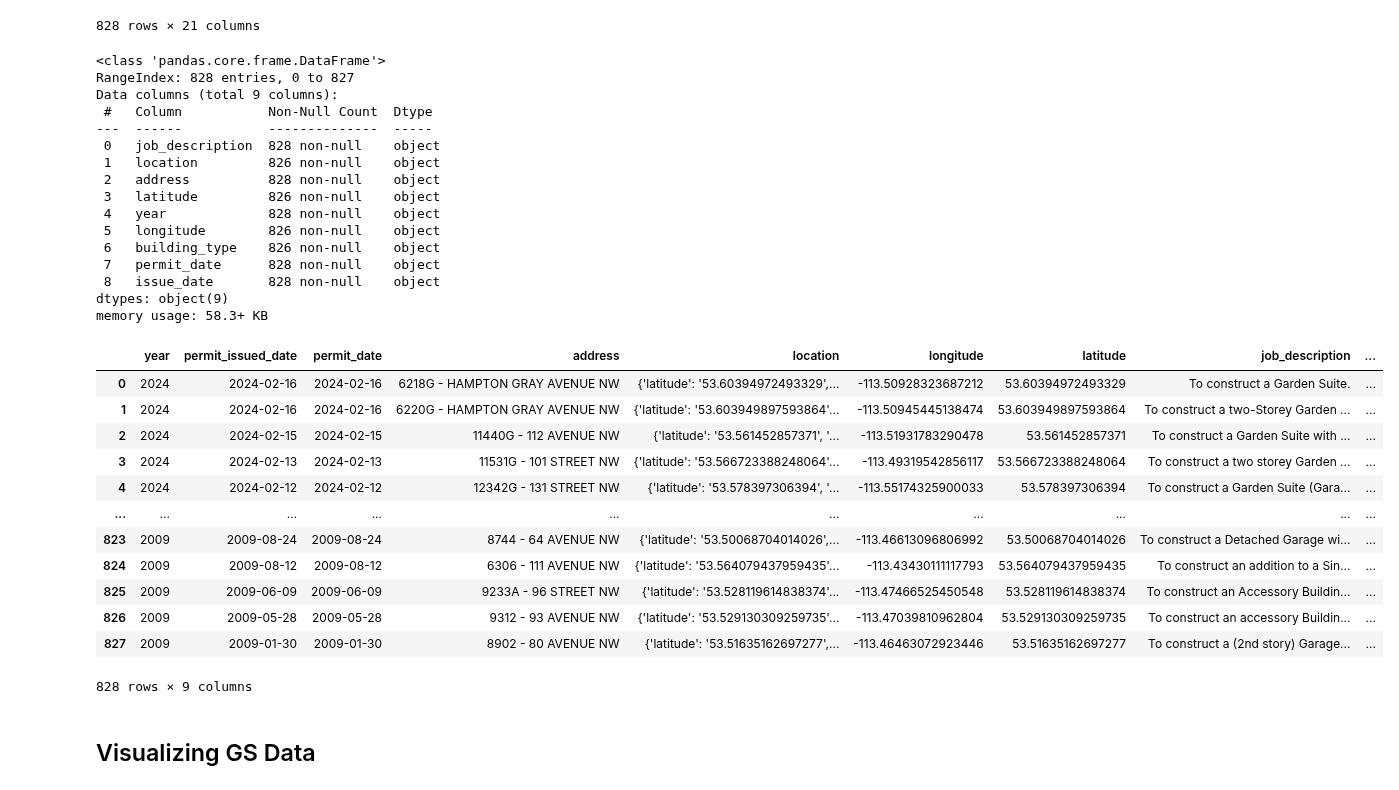
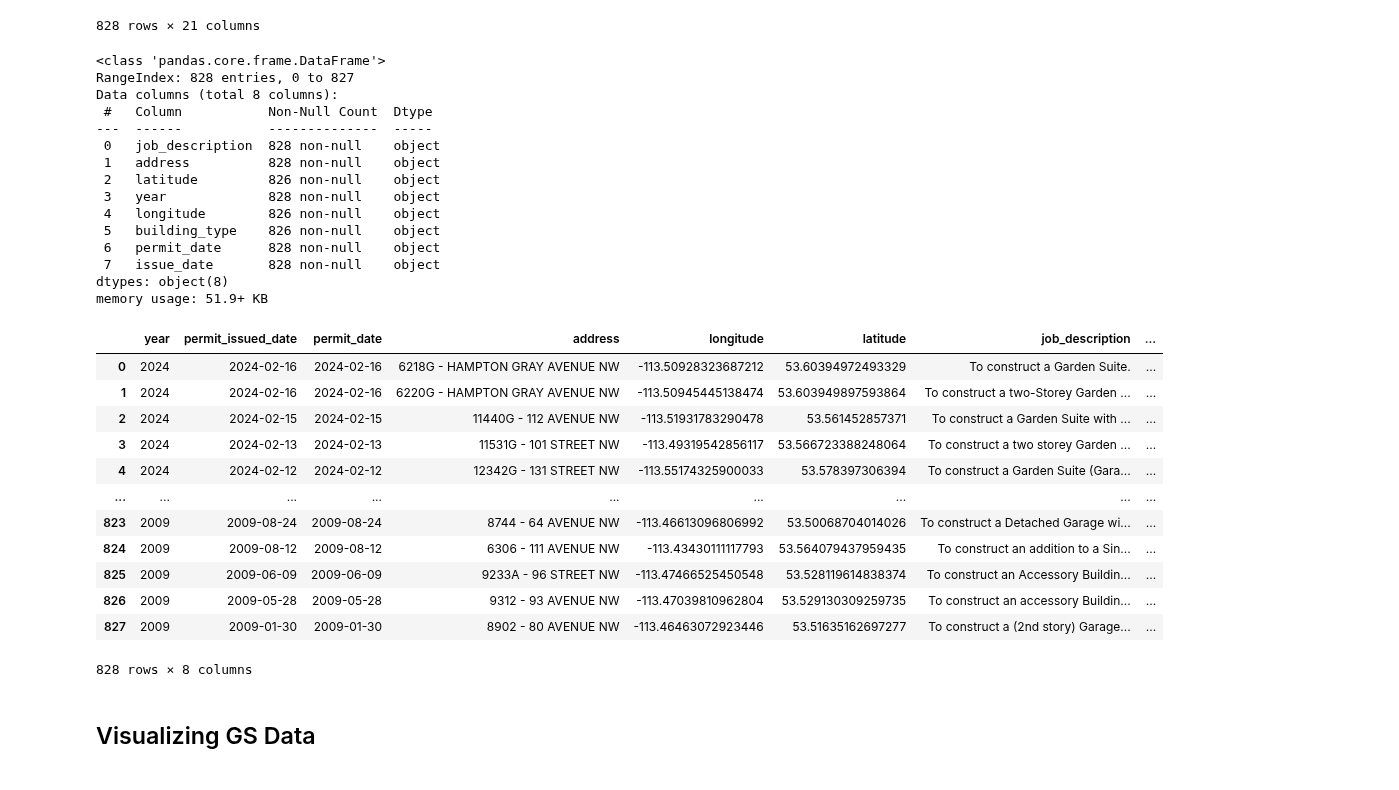
Before and after one commit to schoolofcities/gentle-density, a Jupyter notebook: data/Edmonton/edmonton_api_live_data.ipynb, the cells around one changed output. Saved outputs shown, nothing was run; the diff lists cells and outputs as text; code cells hidden in the pictures.

Commit message:
removed location column

```diff
--- a/data/Edmonton/edmonton_api_live_data.ipynb
+++ b/data/Edmonton/edmonton_api_live_data.ipynb
@@ -47,27 +47,36 @@ WARNING:root:Requests made without an app_token will be subject to strict thrott
 #results_df['count'].max()
 # %%
 #dropping some columns
-col_drop = ['legal_description', 'count', 'construction_value', 'floor_area', 'job_category', 'row_id', 'zoning', 'neighbourhood_numberr', 'units_added', 'neighbourhood', 'month_number', 'work_type']
+col_drop = ['legal_description',
+            'count', 'construction_value',
+            'floor_area', 'job_category',
+            'row_id',
+            'zoning',
+            'neighbourhood_numberr',
+            'location',
+            'units_added',
+            'neighbourhood',
+            'month_number',
+            'work_type']
 results_df = results_df.drop(col_drop, axis=1)
 # %%
 results_df.info()
 # %% [output]
 <class 'pandas.core.frame.DataFrame'>
 RangeIndex: 828 entries, 0 to 827
-Data columns (total 9 columns):
+Data columns (total 8 columns):
  #   Column           Non-Null Count  Dtype
 ---  ------           --------------  -----
  0   job_description  828 non-null    object
- 1   location         826 non-null    object
- 2   address          828 non-null    object
- 3   latitude         826 non-null    object
- 4   year             828 non-null    object
- 5   longitude        826 non-null    object
- 6   building_type    826 non-null    object
- 7   permit_date      828 non-null    object
- 8   issue_date       828 non-null    object
-dtypes: object(9)
-memory usage: 58.3+ KB
+ 1   address          828 non-null    object
+ 2   latitude         826 non-null    object
+ 3   year             828 non-null    object
+ 4   longitude        826 non-null    object
+ 5   building_type    826 non-null    object
+ 6   permit_date      828 non-null    object
+ 7   issue_date       828 non-null    object
+dtypes: object(8)
+memory usage: 51.9+ KB
 # %%
 #convert permit date t date and time
 results_df['permit_date'] = pd.to_datetime(results_df['permit_date'])
@@ -80,29 +89,29 @@ results_df['year'] = pd.to_datetime(results_df['year'], format='%Y').dt.year
 # %%
 # renaming columns:
 results_df.rename(columns={'issue_date': 'permit_issued_date'}, inplace=True)
 
-standard_columns_order = ['year','permit_issued_date', 'permit_date', 'address',  'location', 'longitude', 'latitude', 'job_description' ]
+standard_columns_order = ['year','permit_issued_date', 'permit_date', 'address', 'longitude', 'latitude', 'job_description' ]
 
 results_df = results_df[standard_columns_order]
 #add a date_completed column
 results_df['date_completed'] = np.nan
 
 results_df.to_csv('edmonton_gs.csv')
 results_df
 # %% [output]
-|  | year | permit_issued_date | permit_date | address | location | longitude | latitude | job_description | ... |
-| 0 | 2024 | 2024-02-16 | 2024-02-16 | 6218G - HAMPTON GRAY AVENUE NW | {'latitude': '53.60394972493329',... | -113.50928323687212 | 53.60394972493329 | To construct a Garden Suite. | ... |
-| 1 | 2024 | 2024-02-16 | 2024-02-16 | 6220G - HAMPTON GRAY AVENUE NW | {'latitude': '53.603949897593864'... | -113.50945445138474 | 53.603949897593864 | To construct a two-Storey Garden ... | ... |
-| 2 | 2024 | 2024-02-15 | 2024-02-15 | 11440G - 112 AVENUE NW | {'latitude': '53.561452857371', '... | -113.51931783290478 | 53.561452857371 | To construct a Garden Suite with ... | ... |
-| 3 | 2024 | 2024-02-13 | 2024-02-13 | 11531G - 101 STREET NW | {'latitude': '53.566723388248064'... | -113.49319542856117 | 53.566723388248064 | To construct a two storey Garden ... | ... |
-| 4 | 2024 | 2024-02-12 | 2024-02-12 | 12342G - 131 STREET NW | {'latitude': '53.578397306394', '... | -113.55174325900033 | 53.578397306394 | To construct a Garden Suite (Gara... | ... |
-| ... | ... | ... | ... | ... | ... | ... | ... | ... | ... |
-| 823 | 2009 | 2009-08-24 | 2009-08-24 | 8744 - 64 AVENUE NW | {'latitude': '53.50068704014026',... | -113.46613096806992 | 53.50068704014026 | To construct a Detached Garage wi... | ... |
-| 824 | 2009 | 2009-08-12 | 2009-08-12 | 6306 - 111 AVENUE NW | {'latitude': '53.564079437959435'... | -113.43430111117793 | 53.564079437959435 | To construct an addition to a Sin... | ... |
-| 825 | 2009 | 2009-06-09 | 2009-06-09 | 9233A - 96 STREET NW | {'latitude': '53.528119614838374'... | -113.47466525450548 | 53.528119614838374 | To construct an Accessory Buildin... | ... |
-| 826 | 2009 | 2009-05-28 | 2009-05-28 | 9312 - 93 AVENUE NW | {'latitude': '53.529130309259735'... | -113.47039810962804 | 53.529130309259735 | To construct an accessory Buildin... | ... |
-| 827 | 2009 | 2009-01-30 | 2009-01-30 | 8902 - 80 AVENUE NW | {'latitude': '53.51635162697277',... | -113.46463072923446 | 53.51635162697277 | To construct a (2nd story) Garage... | ... |
+|  | year | permit_issued_date | permit_date | address | longitude | latitude | job_description | ... |
+| 0 | 2024 | 2024-02-16 | 2024-02-16 | 6218G - HAMPTON GRAY AVENUE NW | -113.50928323687212 | 53.60394972493329 | To construct a Garden Suite. | ... |
+| 1 | 2024 | 2024-02-16 | 2024-02-16 | 6220G - HAMPTON GRAY AVENUE NW | -113.50945445138474 | 53.603949897593864 | To construct a two-Storey Garden ... | ... |
+| 2 | 2024 | 2024-02-15 | 2024-02-15 | 11440G - 112 AVENUE NW | -113.51931783290478 | 53.561452857371 | To construct a Garden Suite with ... | ... |
+| 3 | 2024 | 2024-02-13 | 2024-02-13 | 11531G - 101 STREET NW | -113.49319542856117 | 53.566723388248064 | To construct a two storey Garden ... | ... |
+| 4 | 2024 | 2024-02-12 | 2024-02-12 | 12342G - 131 STREET NW | -113.55174325900033 | 53.578397306394 | To construct a Garden Suite (Gara... | ... |
+| ... | ... | ... | ... | ... | ... | ... | ... | ... |
+| 823 | 2009 | 2009-08-24 | 2009-08-24 | 8744 - 64 AVENUE NW | -113.46613096806992 | 53.50068704014026 | To construct a Detached Garage wi... | ... |
+| 824 | 2009 | 2009-08-12 | 2009-08-12 | 6306 - 111 AVENUE NW | -113.43430111117793 | 53.564079437959435 | To construct an addition to a Sin... | ... |
+| 825 | 2009 | 2009-06-09 | 2009-06-09 | 9233A - 96 STREET NW | -113.47466525450548 | 53.528119614838374 | To construct an Accessory Buildin... | ... |
+| 826 | 2009 | 2009-05-28 | 2009-05-28 | 9312 - 93 AVENUE NW | -113.47039810962804 | 53.529130309259735 | To construct an accessory Buildin... | ... |
+| 827 | 2009 | 2009-01-30 | 2009-01-30 | 8902 - 80 AVENUE NW | -113.46463072923446 | 53.51635162697277 | To construct a (2nd story) Garage... | ... |
-828 rows × 9 columns
+828 rows × 8 columns
 # %% [markdown]
 ## Visualizing GS Data
 # %%
```
Also changed, not shown: parts of 7 cells of this notebook, 2 other files.
